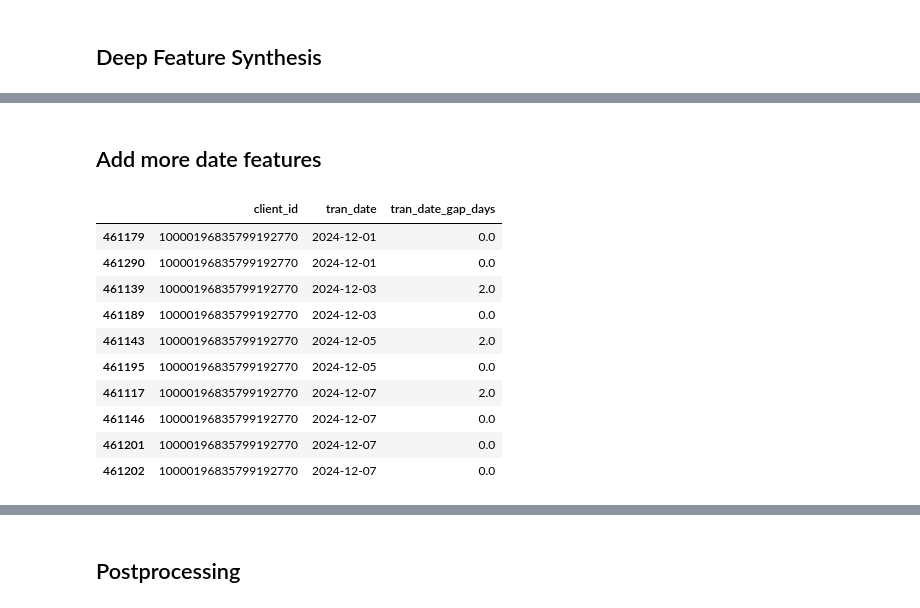
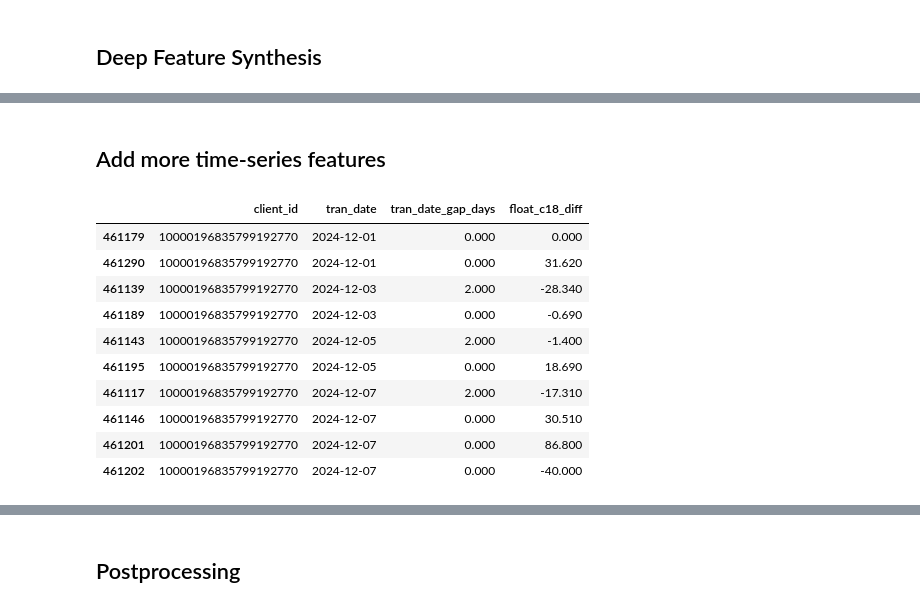
Before and after one commit to danproshyn/ff_internship, a Jupyter notebook: feature_engineering/feature_engineering_auto.ipynb, the cells around one changed output, grey strips where cells are left out. Drawn from its saved outputs; the diff is of its cells as text; code cells hidden in the pictures.

```diff
--- a/feature_engineering/feature_engineering_auto.ipynb
+++ b/feature_engineering/feature_engineering_auto.ipynb
@@ -13,6 +13,9 @@ from tsfresh.feature_extraction import EfficientFCParameters
 from woodwork.logical_types import Boolean, BooleanNullable, Categorical, Unknown
 
 from utils import add_calendar_values
+# %%
+pd.set_option('display.float_format', '{:.3f}'.format)
+pd.set_option('display.max_columns', None)
 # %% [markdown]
 ## Create EntitySet
 # %%
@@ -518,31 +526,32 @@ Elapsed: 02:28 | Progress:  44%|████▍
 # %% [markdown]
-## Add more date features
+## Add more time-series features
 # %%
 def prep_time_gaps(df, date_col, prefix):
     df = df.sort_values(by=['client_id', date_col])
 
     gap_col_name = f'{prefix}_gap_days'
     df[gap_col_name] = df.groupby('client_id')[date_col].diff().dt.total_seconds() / (3600 * 24)
     df[gap_col_name] = df[gap_col_name].fillna(0)
 
     return df[['client_id', date_col, gap_col_name]]
 
-df_transactions_gap = prep_time_gaps(transactions_df, 'tran_date', 'tran_date')
-df_activities_gap = prep_time_gaps(activities_df, 'activity_date', 'activity_date')
-df_comms_gap  = prep_time_gaps(comms_df, 'contact_date', 'contact_date')
+df_transactions_ts = prep_time_gaps(transactions_df, 'tran_date', 'tran_date')
+df_transactions_ts['float_c18_diff'] = transactions_df.groupby('client_id')['float_c18'].diff().fillna(0)  # difference between transactions amount
+df_activities_ts = prep_time_gaps(activities_df, 'activity_date', 'activity_date')
+df_comms_ts  = prep_time_gaps(comms_df, 'contact_date', 'contact_date')
 
-display(df_transactions_gap.head(10))
+display(df_transactions_ts.head(10))
 # %% [output]
-|  | client_id | tran_date | tran_date_gap_days |
-| 461179 | 10000196835799192770 | 2024-12-01 | 0.0 |
-| 461290 | 10000196835799192770 | 2024-12-01 | 0.0 |
-| 461139 | 10000196835799192770 | 2024-12-03 | 2.0 |
-| 461189 | 10000196835799192770 | 2024-12-03 | 0.0 |
-| 461143 | 10000196835799192770 | 2024-12-05 | 2.0 |
-| 461195 | 10000196835799192770 | 2024-12-05 | 0.0 |
-| 461117 | 10000196835799192770 | 2024-12-07 | 2.0 |
-| 461146 | 10000196835799192770 | 2024-12-07 | 0.0 |
-| 461201 | 10000196835799192770 | 2024-12-07 | 0.0 |
-| 461202 | 10000196835799192770 | 2024-12-07 | 0.0 |
+|  | client_id | tran_date | tran_date_gap_days | float_c18_diff |
+| 461179 | 10000196835799192770 | 2024-12-01 | 0.000 | 0.000 |
+| 461290 | 10000196835799192770 | 2024-12-01 | 0.000 | 31.620 |
+| 461139 | 10000196835799192770 | 2024-12-03 | 2.000 | -28.340 |
+| 461189 | 10000196835799192770 | 2024-12-03 | 0.000 | -0.690 |
+| 461143 | 10000196835799192770 | 2024-12-05 | 2.000 | -1.400 |
+| 461195 | 10000196835799192770 | 2024-12-05 | 0.000 | 18.690 |
+| 461117 | 10000196835799192770 | 2024-12-07 | 2.000 | -17.310 |
+| 461146 | 10000196835799192770 | 2024-12-07 | 0.000 | 30.510 |
+| 461201 | 10000196835799192770 | 2024-12-07 | 0.000 | 86.800 |
+| 461202 | 10000196835799192770 | 2024-12-07 | 0.000 | -40.000 |
 # %%
 datasets = {
```
Also changed, not shown: parts of 7 cells of this notebook, 1 other file.
